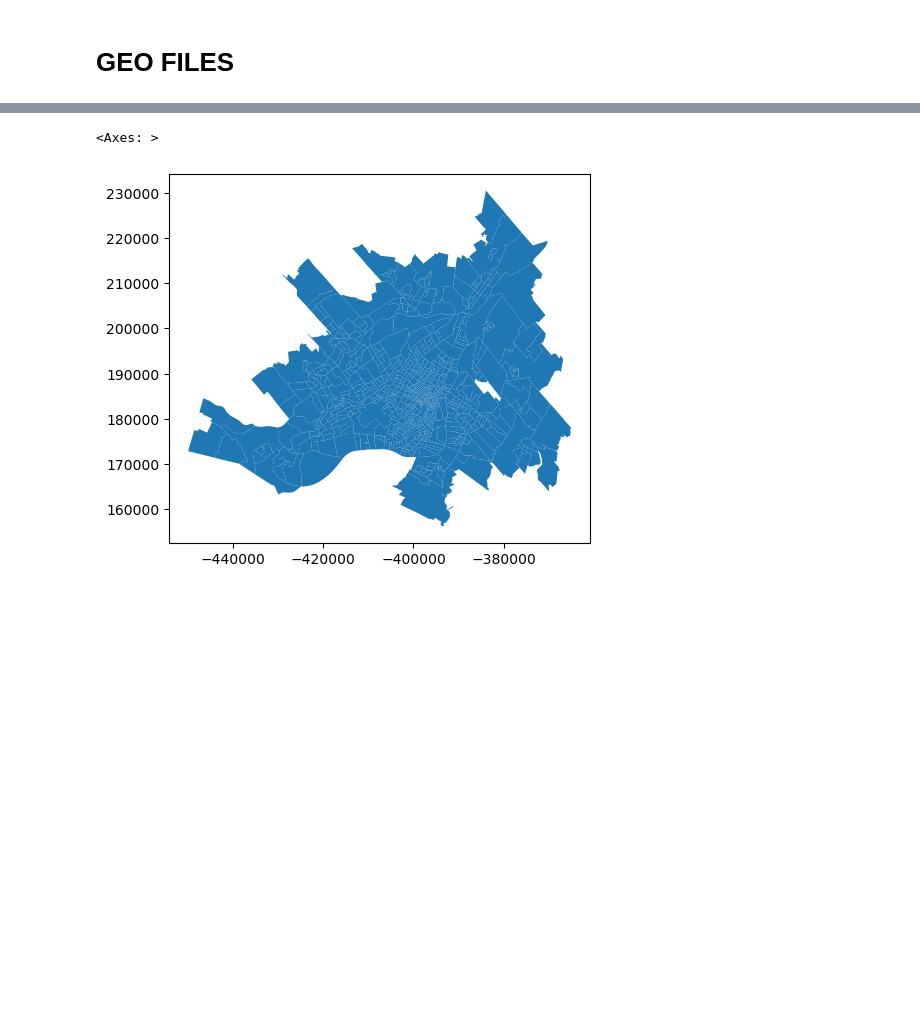
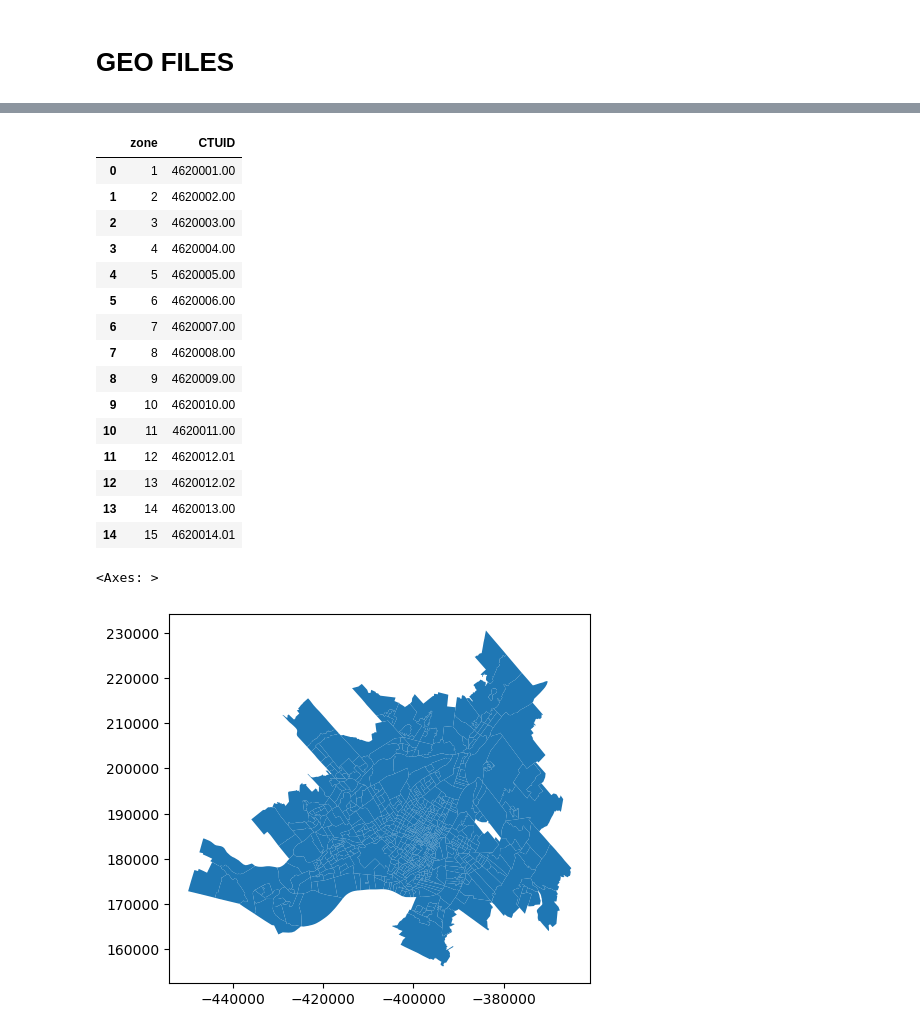
Before and after one commit to Poodleduff4/PopulationSynthesis, a Jupyter notebook: src/synthesize.ipynb, the cells around one changed output, grey strips where cells are left out. Drawn from its saved outputs; the diff is of its cells as text; code cells hidden in the pictures; blank space fills up the shorter version.

```diff
--- a/src/synthesize.ipynb
+++ b/src/synthesize.ipynb
@@ -18,8 +42,26 @@ zoneShape = gpd.read_file('../GeoFiles/MontrealCTZones_2006.shp')
 # %%
-zoneSystem = pd.DataFrame(data=zoneShape['CTUID'].values, columns=['CTUID'], dtype=str)
+zoneSystem = pd.DataFrame(data=zoneShape['zone'].values, columns=['zone'], dtype=int)
-# %%
-
-zoneSystem = zoneSystem[zoneSystem['CTUID'].str.len()==8]
+# %%
+zoneSystem['CTUID'] = zoneShape['CTUID'].astype(float).values
+# %%
+zoneSystem.head(15)
+# %% [output]
+|  | zone | CTUID |
+| 0 | 1 | 4620001.00 |
+| 1 | 2 | 4620002.00 |
+| 2 | 3 | 4620003.00 |
+| 3 | 4 | 4620004.00 |
+| 4 | 5 | 4620005.00 |
+| 5 | 6 | 4620006.00 |
+| 6 | 7 | 4620007.00 |
+| 7 | 8 | 4620008.00 |
+| 8 | 9 | 4620009.00 |
+| 9 | 10 | 4620010.00 |
+| 10 | 11 | 4620011.00 |
+| 11 | 12 | 4620012.01 |
+| 12 | 13 | 4620012.02 |
+| 13 | 14 | 4620013.00 |
+| 14 | 15 | 4620014.01 |
 # %%
 zoneShape.plot()
 # %% [output]
```
Also changed, not shown: parts of 21 cells of this notebook, 7 other files.
